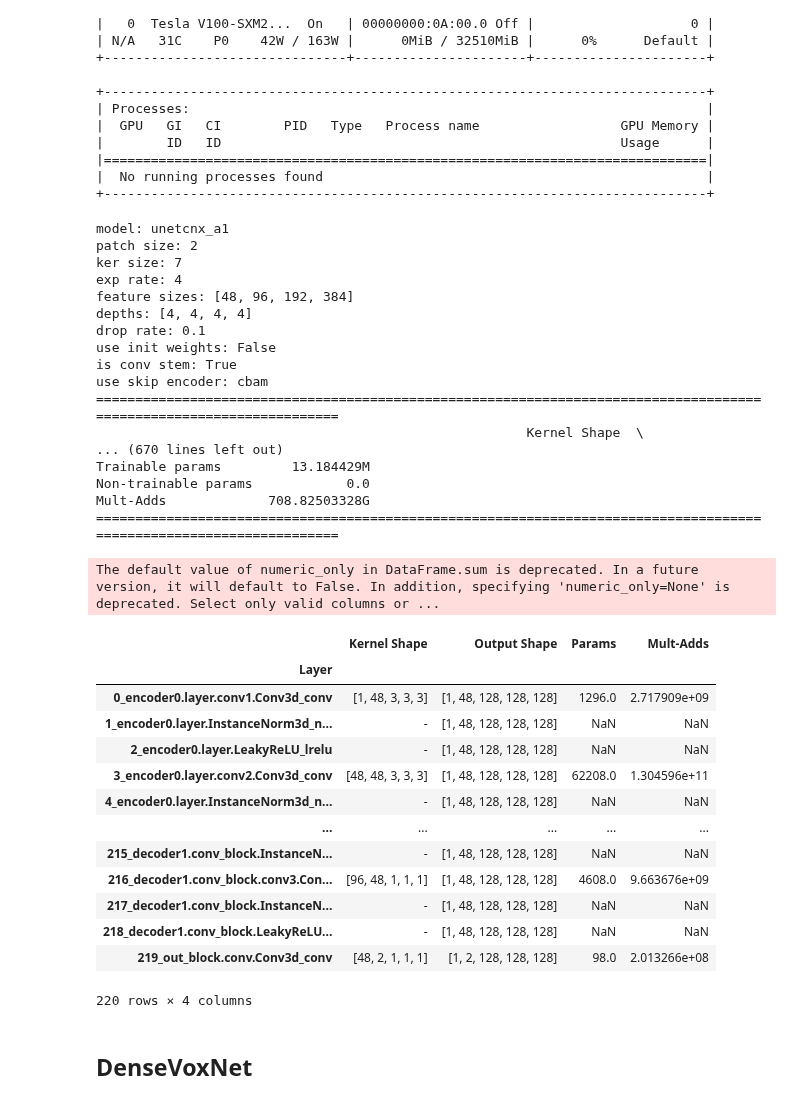
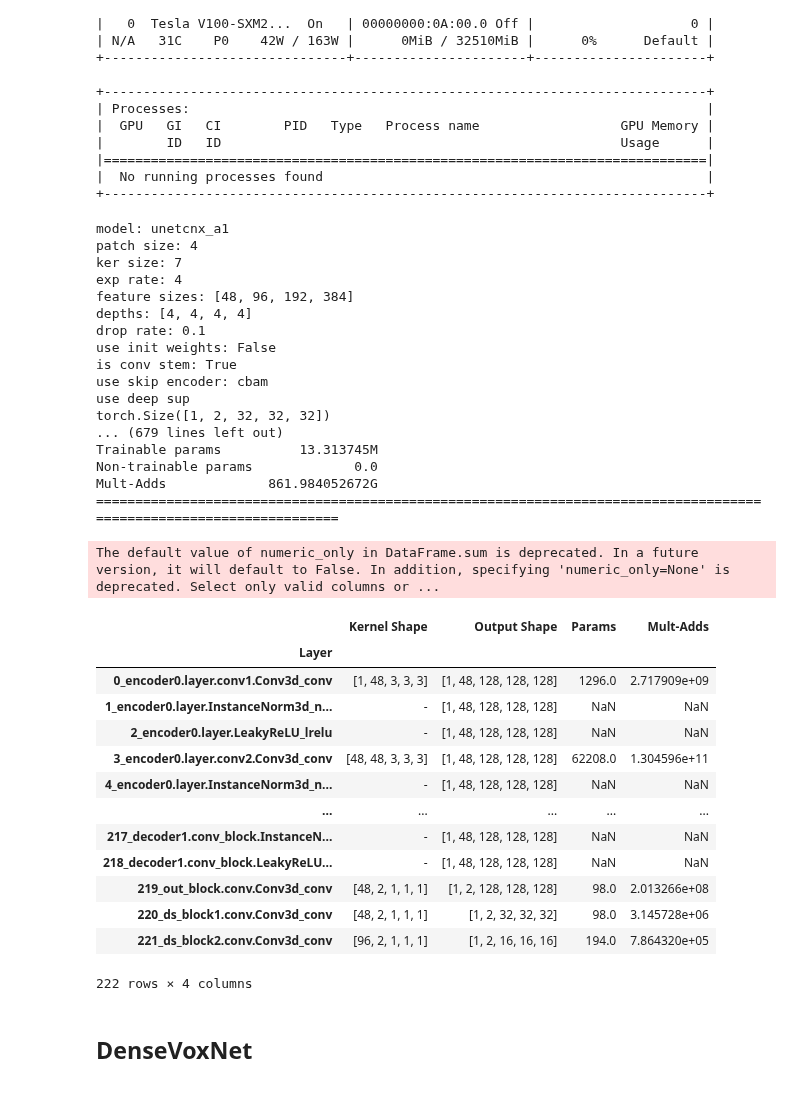
Before and after one commit to conflick0/CardiacSeg, a Jupyter notebook: exps/edas/network.ipynb, the cells around one changed output. Drawn from its saved outputs; the diff is of its cells as text; code cells hidden in the pictures.

Commit message:
add a1 deep sup

```diff
--- a/exps/edas/network.ipynb
+++ b/exps/edas/network.ipynb
@@ -61,7 +61,7 @@ args.device = 'cuda'
 args.in_channels = 1
 args.out_channels = 2
 args.roi_x, args.roi_y, args.roi_z = [128, 128, 128]
-args.patch_size = 2
+args.patch_size = 4
 args.drop_rate = 0.1
 args.kernel_size = 7
 args.exp_rate = 4
@@ -73,46 +73,46 @@ args.deep_sup=True
 args.is_conv_stem=True
 args.skip_encoder_name='cbam'
 args.deep_sup=True
 net = None
 del net
 net = network('unetcnx_a1', args) # unetc2f
 inp = None
 del inp
 inp = torch.rand((1, 1, 128, 128, 128)).to(args.device)
 summary(net, inp)
 # %% [output]
 model: unetcnx_a1
-patch size: 2
+patch size: 4
 ker size: 7
 exp rate: 4
 feature sizes: [48, 96, 192, 384]
 depths: [4, 4, 4, 4]
 drop rate: 0.1
 use init weights: False
 is conv stem: True
 use skip encoder: cbam
+use deep sup
+torch.Size([1, 2, 32, 32, 32])
+... (679 lines left out)
+Trainable params          13.313745M
+Non-trainable params             0.0
+Mult-Adds             861.984052672G
 ====================================================================================================================
-                                                       Kernel Shape  \
-... (670 lines left out)
-Trainable params         13.184429M
-Non-trainable params            0.0
-Mult-Adds             708.82503328G
-====================================================================================================================
 The default value of numeric_only in DataFrame.sum is deprecated. In a future version, it will default to False. In addition, specifying 'numeric_only=None' is deprecated. Select only valid columns or ...
 |  | Kernel Shape | Output Shape | Params | Mult-Adds |
 | Layer |  |  |  |  |
 | 0_encoder0.layer.conv1.Conv3d_conv | [1, 48, 3, 3, 3] | [1, 48, 128, 128, 128] | 1296.0 | 2.717909e+09 |
 | 1_encoder0.layer.InstanceNorm3d_n... | - | [1, 48, 128, 128, 128] | NaN | NaN |
 | 2_encoder0.layer.LeakyReLU_lrelu | - | [1, 48, 128, 128, 128] | NaN | NaN |
 | 3_encoder0.layer.conv2.Conv3d_conv | [48, 48, 3, 3, 3] | [1, 48, 128, 128, 128] | 62208.0 | 1.304596e+11 |
 | 4_encoder0.layer.InstanceNorm3d_n... | - | [1, 48, 128, 128, 128] | NaN | NaN |
 | ... | ... | ... | ... | ... |
-| 215_decoder1.conv_block.InstanceN... | - | [1, 48, 128, 128, 128] | NaN | NaN |
-| 216_decoder1.conv_block.conv3.Con... | [96, 48, 1, 1, 1] | [1, 48, 128, 128, 128] | 4608.0 | 9.663676e+09 |
 | 217_decoder1.conv_block.InstanceN... | - | [1, 48, 128, 128, 128] | NaN | NaN |
 | 218_decoder1.conv_block.LeakyReLU... | - | [1, 48, 128, 128, 128] | NaN | NaN |
 | 219_out_block.conv.Conv3d_conv | [48, 2, 1, 1, 1] | [1, 2, 128, 128, 128] | 98.0 | 2.013266e+08 |
+| 220_ds_block1.conv.Conv3d_conv | [48, 2, 1, 1, 1] | [1, 2, 32, 32, 32] | 98.0 | 3.145728e+06 |
+| 221_ds_block2.conv.Conv3d_conv | [96, 2, 1, 1, 1] | [1, 2, 16, 16, 16] | 194.0 | 7.864320e+05 |
-220 rows × 4 columns
+222 rows × 4 columns
 # %%
 parser = argparse.ArgumentParser(description="model segmentation pipeline")
 args = parser.parse_args([])
```
Also changed, not shown: 1 other file.
